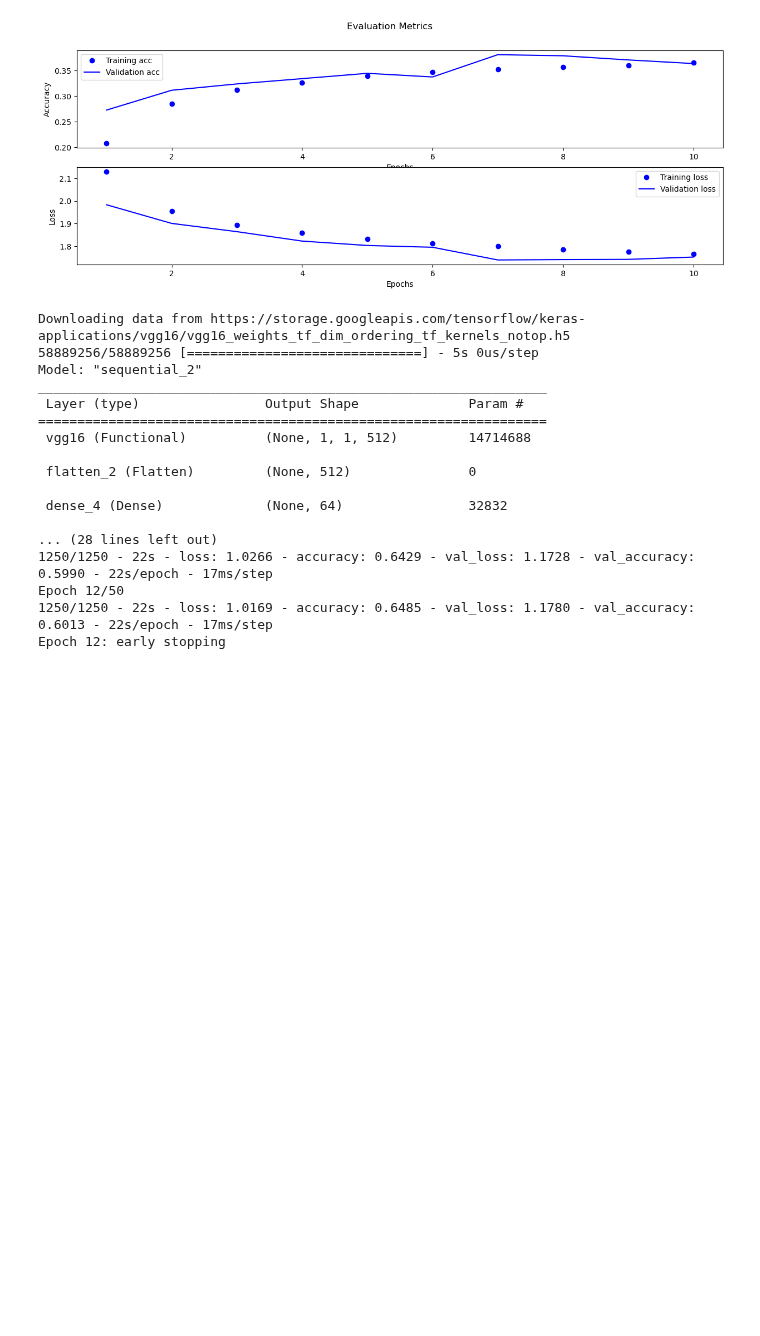
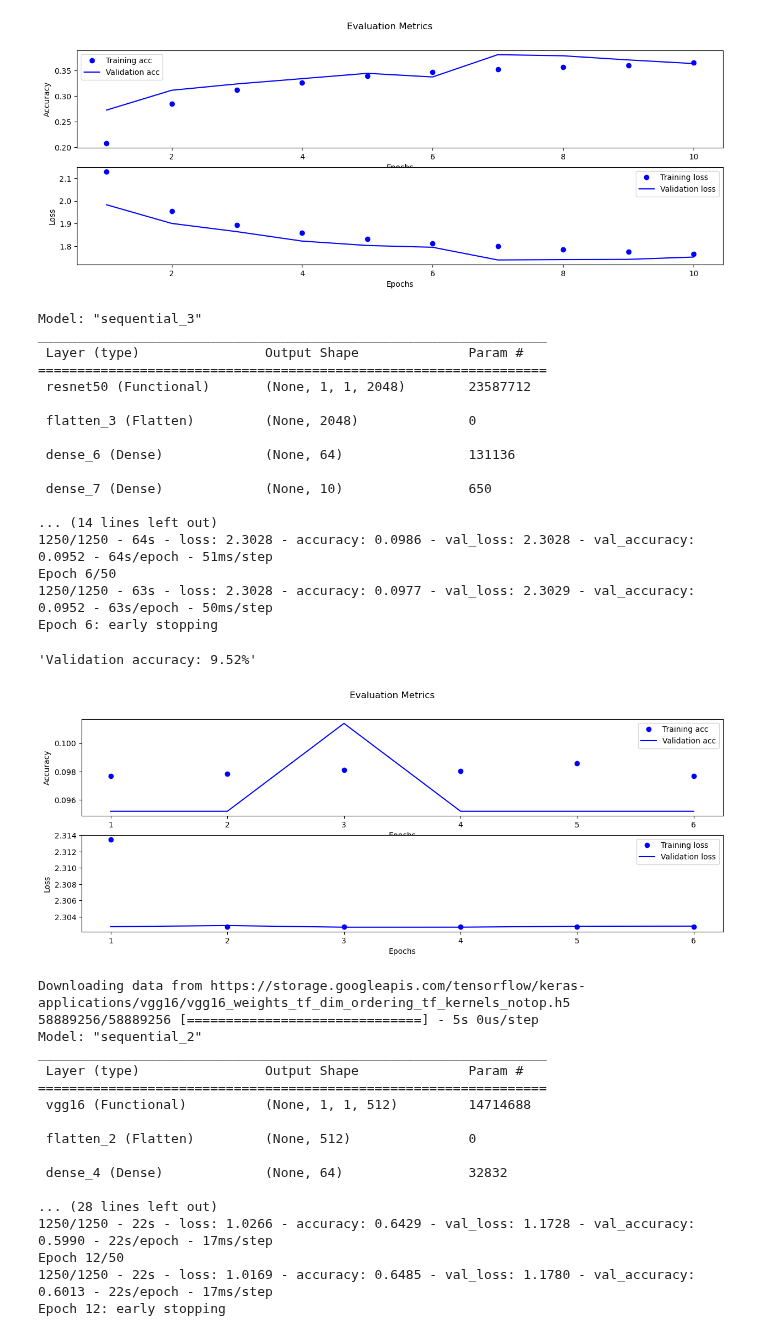
Before and after one commit to akiehl2000/STAA578_Homework, a Jupyter notebook: Homework 3/homework3.ipynb, the cells around one changed output. Drawn from its saved outputs; the diff is of its cells as text; code cells hidden in the pictures; blank space fills up the shorter version.

```diff
--- a/Homework 3/homework3.ipynb
+++ b/Homework 3/homework3.ipynb
@@ -424,6 +424,45 @@ Epoch 10/50
 Epoch 10: early stopping
 'Validation accuracy: 36.34%'
 [figure]
+# %%
+# set trainable layers
+ResNetBase.trainable = True
+for layer in ResNetBase.layers:
+    if layer.name in ['conv2_block1_1_conv', 'conv3_block1_1_conv', 'conv4_block1_1_conv']:
+        layer.trainable = True
+    else:
+        layer.trainable = False
+
+# define model architecture
+model = models.Sequential([
+    ResNetBase,
+    Flatten(),
+    Dense(64, activation = 'relu'),
+    Dense(10, activation = 'softmax')
+])
+
+# evaluate model
+EvaluateModel(model)
+# %% [output]
+Model: "sequential_3"
+_________________________________________________________________
+ Layer (type)                Output Shape              Param #
+=================================================================
+ resnet50 (Functional)       (None, 1, 1, 2048)        23587712
+
+ flatten_3 (Flatten)         (None, 2048)              0
+
+ dense_6 (Dense)             (None, 64)                131136
+
+ dense_7 (Dense)             (None, 10)                650
+
+... (14 lines left out)
+1250/1250 - 64s - loss: 2.3028 - accuracy: 0.0986 - val_loss: 2.3028 - val_accuracy: 0.0952 - 64s/epoch - 51ms/step
+Epoch 6/50
+1250/1250 - 63s - loss: 2.3028 - accuracy: 0.0977 - val_loss: 2.3029 - val_accuracy: 0.0952 - 63s/epoch - 50ms/step
+Epoch 6: early stopping
+'Validation accuracy: 9.52%'
+[figure, added]
 # %%
 # import pretrained structures
 VGGBase = VGG16(weights = 'imagenet', include_top = False, input_shape = (32, 32, 3))
```
Also changed, not shown: parts of 1 cell of this notebook.
